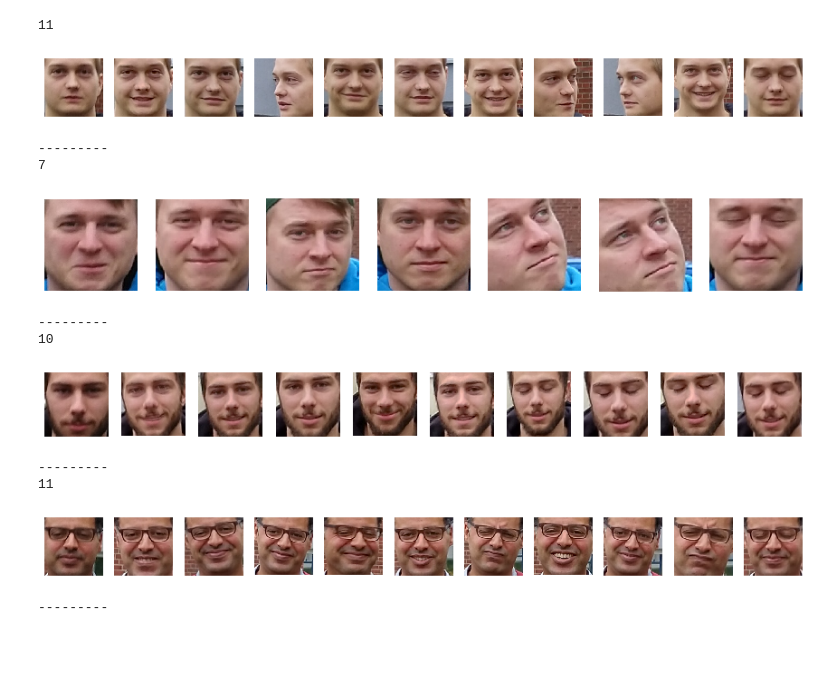
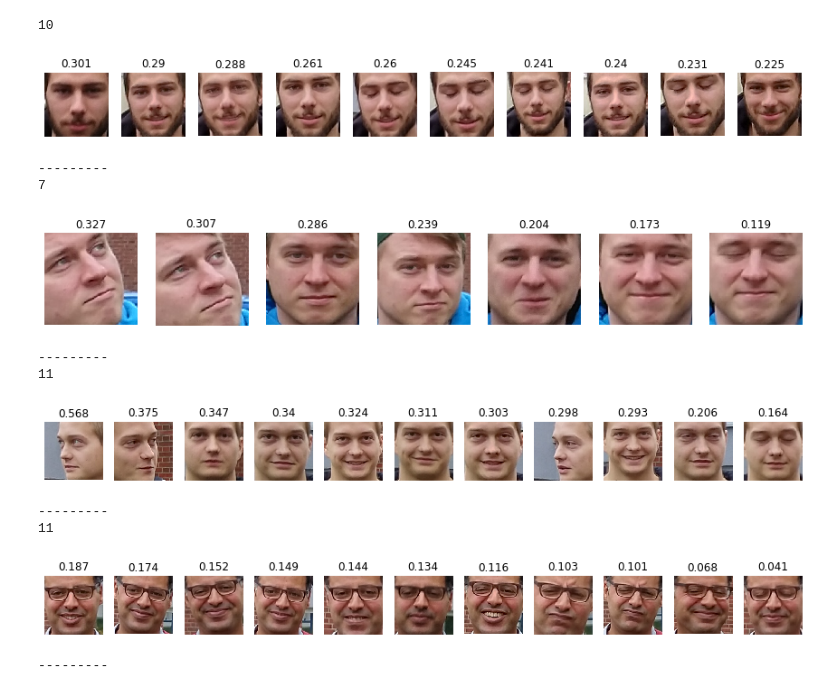
Before and after one commit to uol-mediaprocessing-201920/group-projects-group-photo, a Jupyter notebook: prototype.ipynb, the cells around one changed output. Drawn from its saved outputs; the diff is of its cells as text; code cells hidden in the pictures; blank space fills up the shorter version.

```diff
--- a/prototype.ipynb
+++ b/prototype.ipynb
@@ -74,14 +74,51 @@ class Face:
   def show(self):
     cv2_imshow(self.picture_data)
 
-# sets and return score_all, parameters are for weighting the scores
-def scoreAll(self, w1 = 3, w2 = 2, w3 = 1):
-  self.score_all = self.score_orientation * w1 + self.score_eyes * w2 + self.score_mouth * w3
-  return self.score_all
+  def calc_eye_aspect_ratio(self):
+    # compute the euclidean distances between the two sets of
+    # vertical eye landmarks (x, y)-coordinates
+    landmarks = shape_to_np(self.landmarks)
+    left_eye = landmarks[36:42]
+    right_eye = landmarks[42:48]
+    eyes = [left_eye,right_eye]
+    eyes_score = []
+
+    for eye in eyes:
+      A = euclid_distance(eye[1], eye[5])
+      B = euclid_distance(eye[2], eye[4])
+
+      # compute the euclidean distance between the horizontal
+      # eye landmark (x, y)-coordinates
+      C = euclid_distance(eye[0], eye[3])
+
+      # compute the eye aspect ratio
+      ear = (A + B) / (2.0 * C)
+      # return the eye aspect ratio
+      eyes_score.append(ear)
+
+    self.score_eyes = (eyes_score[0]+eyes_score[1])/2.0
+
+
+  # sets and return score_all, parameters are for weighting the scores
+  def scoreAll(self, w1 = 3, w2 = 2, w3 = 1):
+    self.score_all = self.score_orientation * w1 + self.score_eyes * w2 + self.score_mouth * w3
+    return self.score_all
 
 # return the face given a picture and the coords of the face
 def extractFace(pic, coords):
   return pic[coords.top():coords.bottom(), coords.left():coords.right()]
+
+def shape_to_np(shape, dtype="int"):
+	# initialize the list of (x, y)-coordinates
+	coords = np.zeros((shape.num_parts, 2), dtype=dtype)
+
+	# loop over all facial landmarks and convert them
+	# to a 2-tuple of (x, y)-coordinates
+	for i in range(0, shape.num_parts):
+		coords[i] = (shape.part(i).x, shape.part(i).y)
+
+	# return the list of (x, y)-coordinates
+	return coords
 
 # filenames
 landmarks_filename = "shape_predictor_68_face_landmarks.dat"
@@ -106,43 +143,46 @@ for pic_idx, picture in enumerate(dlib_pictures):
   faces = face_detector(picture, 0)
 
   # TODO: evlt Schleife angucken, was genau ist d?
   # d is the rectangle of the face
   # get landmarks of each face
   # get id for each face
   for k,d in enumerate(faces):
     landmarks = face_landmarks(picture,d)
     face_id = face_recognition.compute_face_descriptor(picture,landmarks)
 
     # check if person is already in persons list
     person = next((person for person in persons if person.faceVectorMatches(face_id)), None)
     if person is None:
       person = Person(face_id)
       persons.append(person)
 
     face = Face(extractFace(picture, d), pic_idx, landmarks)
+    face.calc_eye_aspect_ratio()
     person.faces.append(face)
 
-
+# Output plots
 for person in persons:
   print(len(person.faces))
+  person.faces.sort(key=lambda face:face.score_eyes,reverse=True)
 
   fig, ax = plt.subplots(nrows=1,ncols=len(person.faces),figsize=(15,15))
   for i,a in enumerate(ax):
     a.imshow(person.faces[i].picture_data)
+    a.set_title(str(round(person.faces[i].score_eyes,3)))
     a.axis("off")
 
   plt.show()
   print("---------")
 # %% [output]
-11
+10
-[figure, old version]
+[figure, new version]
 ---------
 7
-[figure, old version]
+[figure, new version]
 ---------
-10
+11
-[figure, old version]
+[figure, new version]
 ---------
 11
-[figure, old version]
+[figure, new version]
 ---------
```
Also changed, not shown: parts of 1 cell of this notebook.
